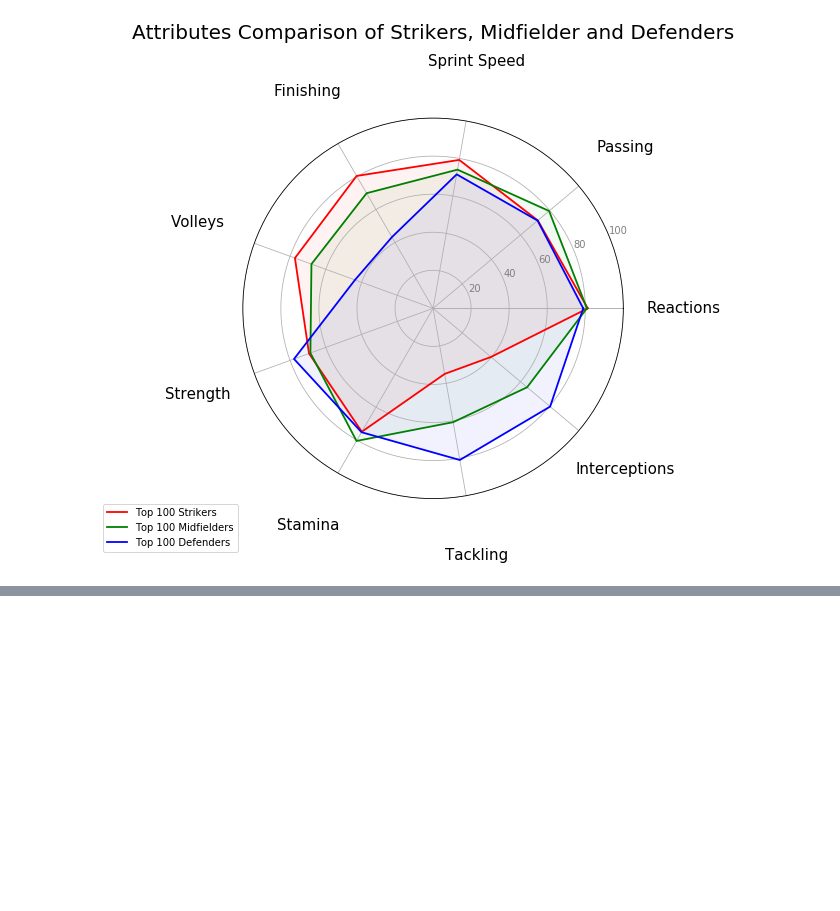
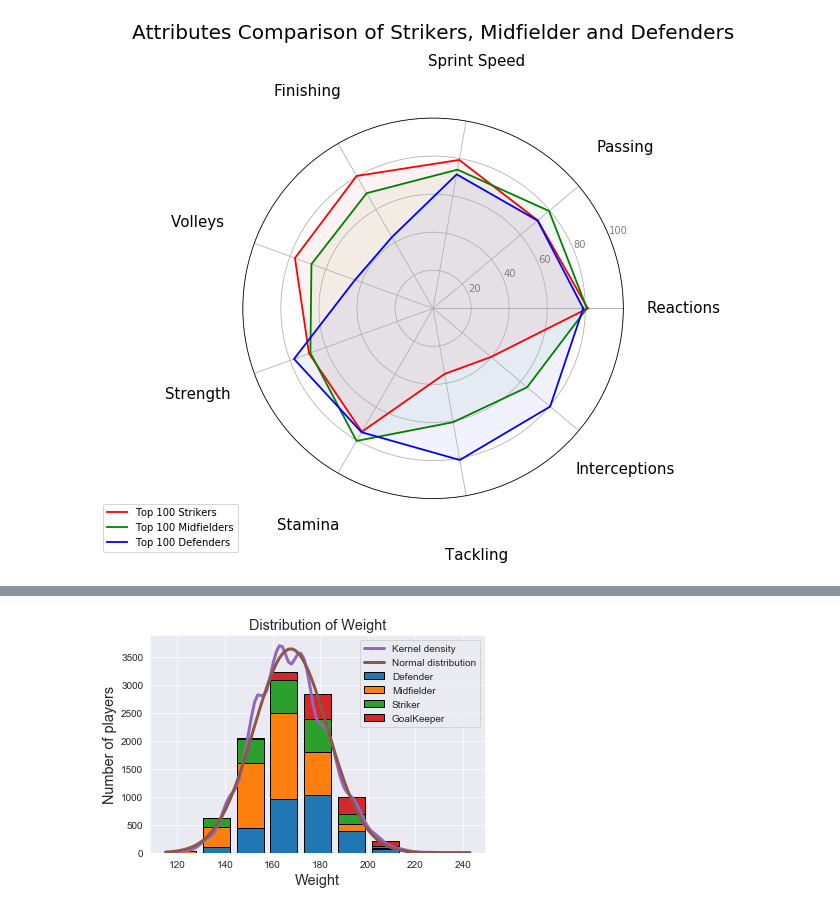
Before and after one commit to sharax/ECE_143_Group_11, a Jupyter notebook: Data Visualization.ipynb, the cells around one changed output, grey strips where cells are left out. Saved outputs shown, nothing was run; the diff lists cells and outputs as text; code cells hidden in the pictures; blank space fills up the shorter version.

```diff
--- a/Data Visualization.ipynb
+++ b/Data Visualization.ipynb
@@ -72,0 +92,4 @@ comprehensive_attributes_radar_plot(comparison_attr_dict, comparison_attr_list,
+# %%
+single_attribute_distribution('Weight')
+# %% [output]
+[figure, added]
```
Also changed, not shown: parts of 20 cells of this notebook.
